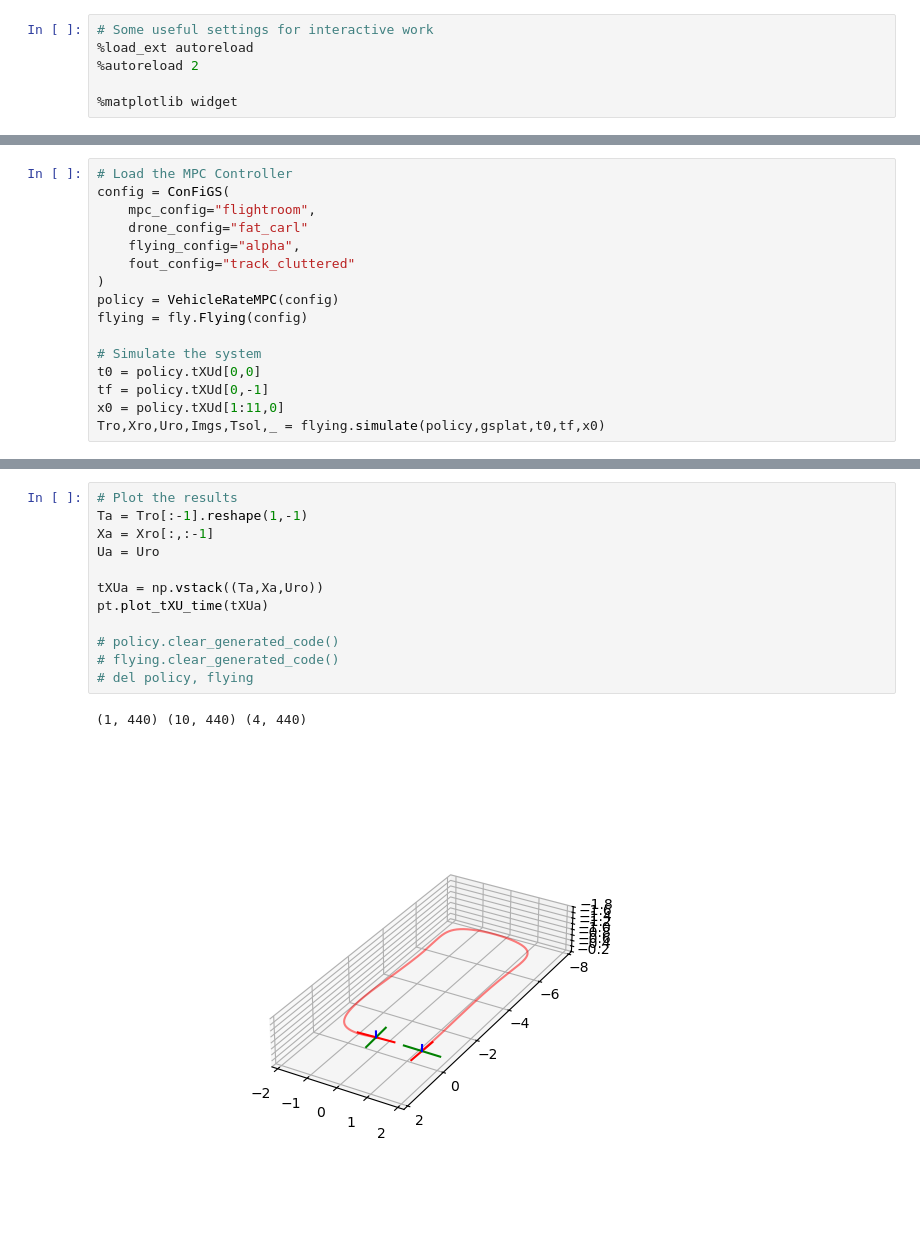
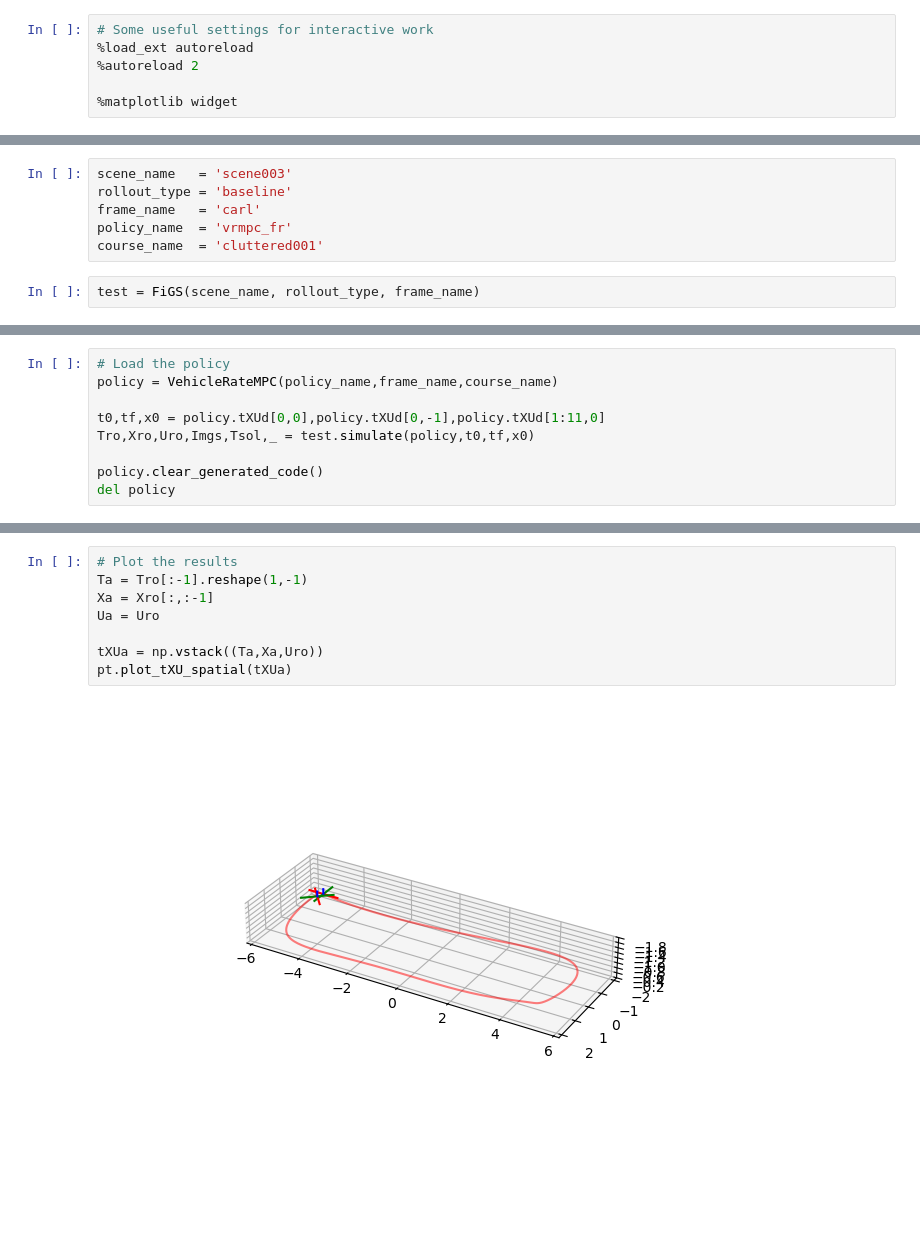
Before and after one commit to madang6/FiGS-Semantic, a Jupyter notebook: notebooks/simulate_trajectory.ipynb, the cells around one changed output, grey strips where cells are left out. Saved outputs shown, nothing was run; the diff lists cells and outputs as text; blank space fills up the shorter version.

Commit message:
Simulate pipeline seems to be working.

```diff
--- a/notebooks/simulate_trajectory.ipynb
+++ b/notebooks/simulate_trajectory.ipynb
@@ -39,0 +13,8 @@ policy = VehicleRateMPC(config)
+# %%
+scene_name   = 'scene003'
+rollout_type = 'baseline'
+frame_name   = 'carl'
+policy_name  = 'vrmpc_fr'
+course_name  = 'cluttered001'
+# %%
+test = FiGS(scene_name, rollout_type, frame_name)
@@ -40,16 +39,9 @@ policy = VehicleRateMPC(config)
 # %%
-# Load the MPC Controller
-config = ConFiGS(
-    mpc_config="flightroom",
-    drone_config="fat_carl"
-    flying_config="alpha",
-    fout_config="track_cluttered"
-)
-policy = VehicleRateMPC(config)
-flying = fly.Flying(config)
+# Load the policy
+policy = VehicleRateMPC(policy_name,frame_name,course_name)
 
-# Simulate the system
-t0 = policy.tXUd[0,0]
-tf = policy.tXUd[0,-1]
-x0 = policy.tXUd[1:11,0]
-Tro,Xro,Uro,Imgs,Tsol,_ = flying.simulate(policy,gsplat,t0,tf,x0)
+t0,tf,x0 = policy.tXUd[0,0],policy.tXUd[0,-1],policy.tXUd[1:11,0]
+Tro,Xro,Uro,Imgs,Tsol,_ = test.simulate(policy,t0,tf,x0)
+
+policy.clear_generated_code()
+del policy
@@ -56,15 +54,10 @@ Tro,Xro,Uro,Imgs,Tsol,_ = flying.simulate(policy,gsplat,t0,tf,x0)
 # %%
 # Plot the results
 Ta = Tro[:-1].reshape(1,-1)
 Xa = Xro[:,:-1]
 Ua = Uro
 
 tXUa = np.vstack((Ta,Xa,Uro))
-pt.plot_tXU_time(tXUa)
-
-# policy.clear_generated_code()
-# flying.clear_generated_code()
-# del policy, flying
+pt.plot_tXU_spatial(tXUa)
 # %% [output]
-(1, 440) (10, 440) (4, 440)
-[figure, old version]
+[figure, new version]
```
Also changed, not shown: parts of 5 cells of this notebook, 24 other files.
